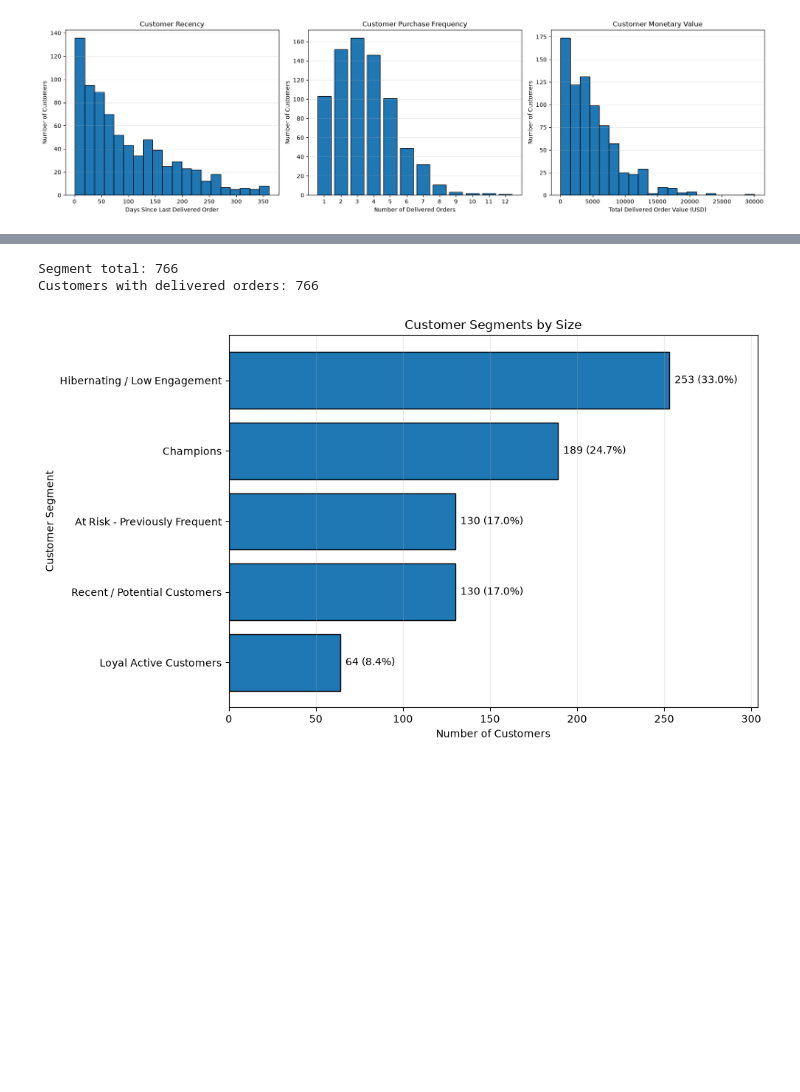
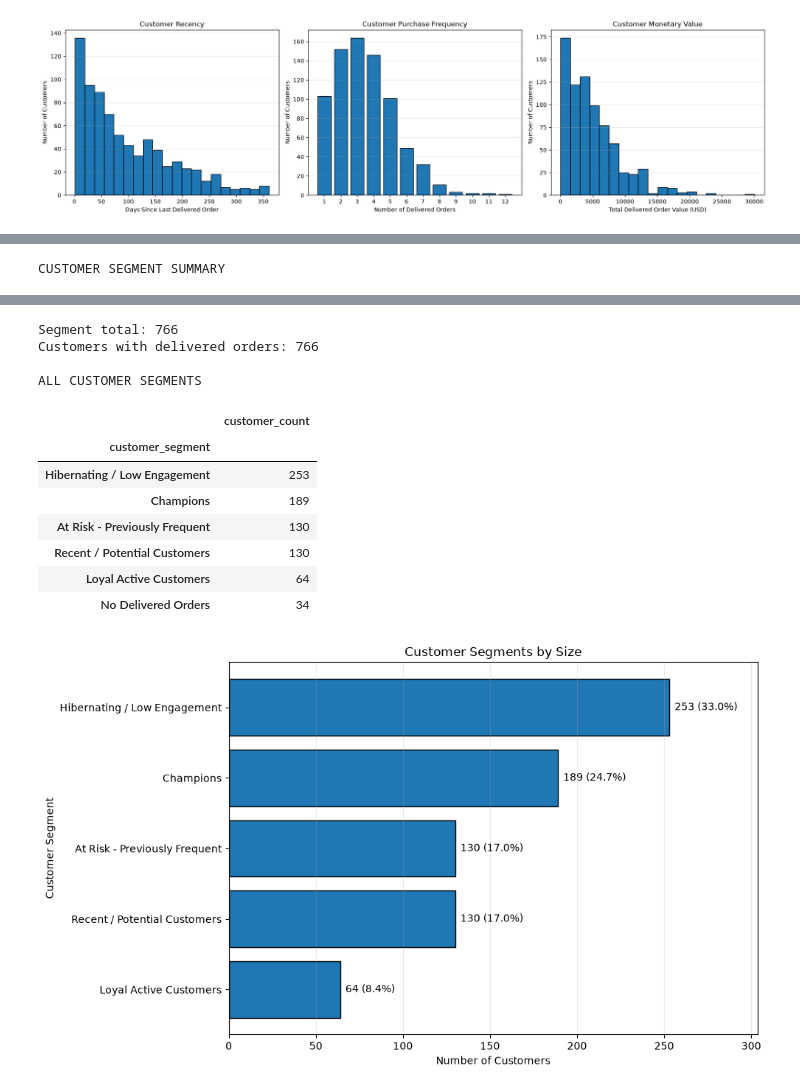
Before and after one commit to narminn13/ecommerce-customer-behaviour, a Jupyter notebook: notebooks/08_customer_behaviour_analysis.ipynb, the cells around one changed output, grey strips where cells are left out. Drawn from its saved outputs; the diff is of its cells as text; code cells hidden in the pictures; blank space fills up the shorter version.

```diff
--- a/notebooks/08_customer_behaviour_analysis.ipynb
+++ b/notebooks/08_customer_behaviour_analysis.ipynb
@@ -391,69 +325,58 @@ SAMPLE SCORED CUSTOMERS
 | 9 | 10 | 17.0 | 4.0 | 5882.65 | 4 | 3 | 3 | 10 | ... |
 | 10 | 11 | 139.0 | 1.0 | 8259.23 | 2 | 1 | 4 | 7 | ... |
 # %%
+
 # Cell 7: Customer Segmentation
 
-def assign_segment(row):
-    r = row["R_score"]
-    f = row["F_score"]
-    m = row["M_score"]
+rfm = assign_customer_segments(rfm)
 
-    if r >= 3 and f >= 3 and m >= 3:
-        return "Champions"
-    elif r >= 3 and f >= 3:
-        return "Loyal Active Customers"
-    elif r >= 3 and f <= 2:
-        return "Recent / Potential Customers"
-    elif r <= 2 and f >= 3:
-        return "At Risk - Previously Frequent"
-    else:
-        return "Hibernating / Low Engagement"
+rfm_active = rfm.loc[
+    rfm["has_delivered_order"]
+].copy()
 
+segment_summary = summarize_customer_segments(rfm)
 
-rfm_active["customer_segment"] = rfm_active.apply(
-    assign_segment, axis=1
-)
-
-# Segment-level summary
-segment_summary = (
-    rfm_active.groupby("customer_segment")
-    .agg(
-        customer_count=("customer_id", "nunique"),
-        median_recency_days=("recency_days", "median"),
-        median_frequency=("frequency", "median"),
-        median_monetary=("monetary", "median"),
-        average_rfm_score=("RFM_score", "mean")
-    )
-    .sort_values("customer_count", ascending=False)
-)
-
-segment_summary["customer_percentage"] = (
-    segment_summary["customer_count"]
-    / len(rfm_active) * 100
-)
-
+print("CUSTOMER SEGMENT SUMMARY")
 display(
     segment_summary.style.format({
         "median_recency_days": "{:.0f}",
         "median_frequency": "{:.1f}",
         "median_monetary": "${:,.2f}",
         "average_rfm_score": "{:.2f}",
-        "customer_percentage": "{:.2f}%"
+        "customer_percentage": "{:.2f}%",
     })
 )
 
 print("\nSegment total:", segment_summary["customer_count"].sum())
 print("Customers with delivered orders:", len(rfm_active))
+
+print("\nALL CUSTOMER SEGMENTS")
+display(
+    rfm["customer_segment"]
+    .value_counts(dropna=False)
+    .to_frame("customer_count")
+)
 # %% [output]
+CUSTOMER SEGMENT SUMMARY
 |  | customer_count | median_recency_days | median_frequency | median_monetary | average_rfm_score | ... |
 | customer_segment |  |  |  |  |  | ... |
 | Hibernating / Low Engagement | 253 | 160 | 2.0 | $2,078.94 | 4.75 | ... |
 | Champions | 189 | 28 | 5.0 | $7,321.70 | 10.76 | ... |
 | At Risk - Previously Frequent | 130 | 125 | 4.0 | $5,402.47 | 8.01 | ... |
 | Recent / Potential Customers | 130 | 34 | 2.0 | $1,975.13 | 7.07 | ... |
 | Loyal Active Customers | 64 | 30 | 4.0 | $2,736.13 | 8.61 | ... |
-Segment total: 766
-Customers with delivered orders: 766
+Segment total: 766
+Customers with delivered orders: 766
+
+ALL CUSTOMER SEGMENTS
+|  | customer_count |
+| customer_segment |  |
+| Hibernating / Low Engagement | 253 |
+| Champions | 189 |
+| At Risk - Previously Frequent | 130 |
+| Recent / Potential Customers | 130 |
+| Loyal Active Customers | 64 |
+| No Delivered Orders | 34 |
 # %%
 # Visualize customer segment sizes
 
```
Also changed, not shown: parts of 3 cells of this notebook, 16 other files.
